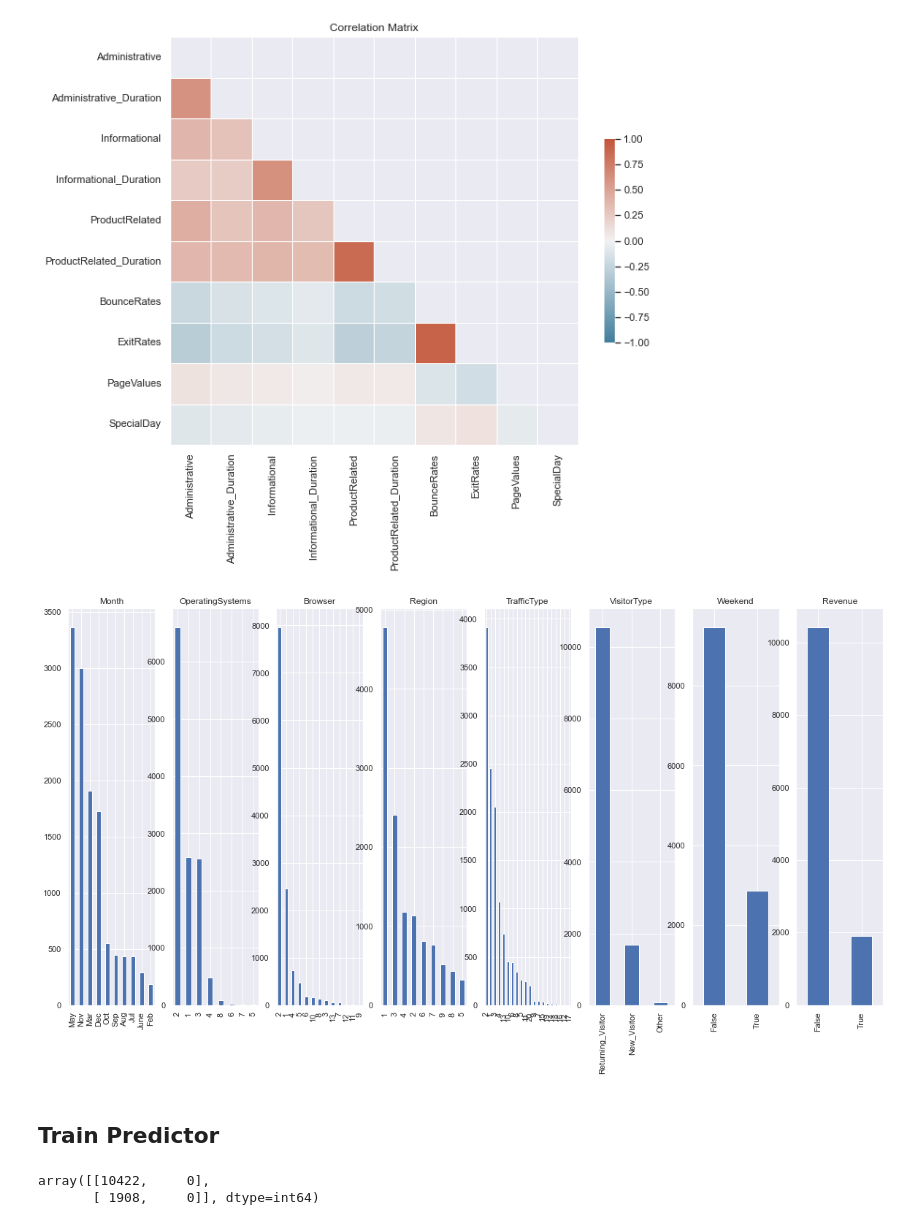
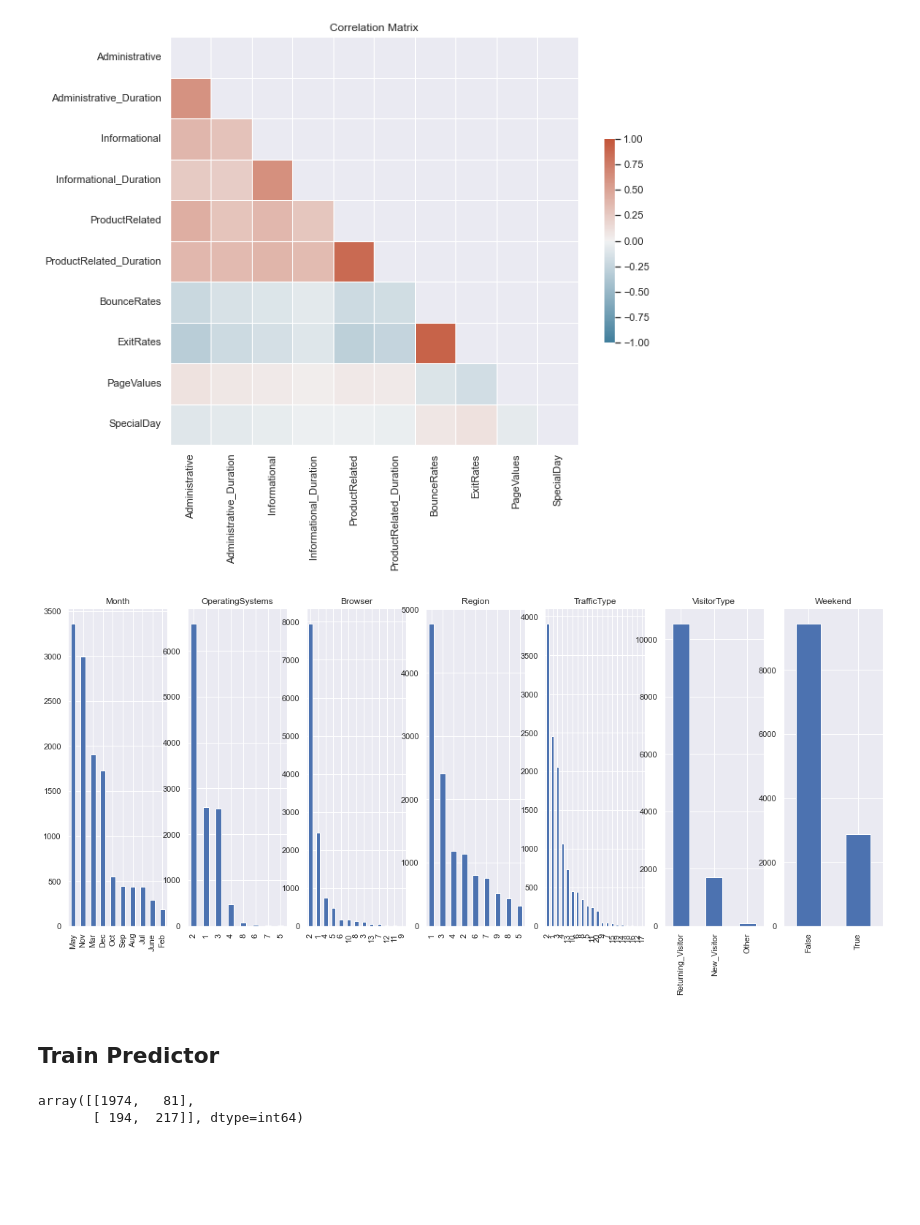
Before and after one commit to chow-vincent/aicadium-ml-project, a Jupyter notebook: aicadium-ml-project.ipynb, the cells around one changed output. Drawn from its saved outputs; the diff is of its cells as text; code cells hidden in the pictures; blank space fills up the shorter version.

Commit message:
Evaluate randomforest model

```diff
--- a/aicadium-ml-project.ipynb
+++ b/aicadium-ml-project.ipynb
@@ -17,15 +16,21 @@ sns.set_style("darkgrid")
 ## Get Acquainted with the Dataset
 # %%
 customer_data = pd.read_csv('coding_round_data.csv')
+customer_data['Revenue'] = customer_data['Revenue'].apply(lambda x: 1 if x else 0)
 # %%
 print(f'Number of Records: {len(customer_data)}')
 print(f'Number of Variables: {len(customer_data.keys())}')
 print(f'Any NaN values? {customer_data.isnull().values.any()}')
 
+# Explicitly define these variables to make sure functions below are taking in the right variables
+# (as opposed to doing position-based indexing, e.g. customer_data.iloc[:, 0:10])
+num_vars = ['Administrative', 'Administrative_Duration', 'Informational', 'Informational_Duration', 'ProductRelated', \
+            'ProductRelated_Duration', 'BounceRates', 'ExitRates', 'PageValues', 'SpecialDay']
+cat_vars = ['Month', 'OperatingSystems', 'Browser', 'Region', 'TrafficType', 'VisitorType', 'Weekend']
+
 customer_data.head()
-
-# The first 10 variables are numerical, while the last 8 are categorical {'Month', ..., 'Revenue'}.
-# The column 'Revenue' serve as our data labels.
+# The first 10 variables are numerical, while the last 8 are categorical: {'Month', ..., 'Revenue'}.
+# The column 'Revenue' contains our data labels.
 # %% [output]
 Number of Records: 12330
 Number of Variables: 18
@@ -82,16 +85,14 @@ plt.title('Correlation Matrix');
 # %% [output]
 [figure]
 # %%
+sns.set(rc = {'figure.figsize':(20,8)})
 # Plot histograms of the categorical variables
 
-cat_vars = customer_data.keys()[10:19]
 fig, ax = plt.subplots(1, len(cat_vars))
 for (i, var) in enumerate(customer_data[cat_vars]):
     customer_data[var].value_counts().plot(kind='bar', ax=ax[i]).set_title(var);
 
 # look into this link:
 # https://stats.stackexchange.com/questions/30406/how-to-assess-predictive-power-of-set-of-categorical-predictors-of-a-binary-outc
 # %% [output]
-[figure, old version]
+[figure, new version]
-# %% [markdown]
-## Train Predictor
@@ -97,0 +104,2 @@ for (i, var) in enumerate(customer_data[cat_vars]):
+# %% [markdown]
+## Train Predictor
@@ -98,10 +115,9 @@ for (i, var) in enumerate(customer_data[cat_vars]):
 # %%
-clf = RandomForestClassifier(max_depth=2, random_state=0)
-clf.fit(customer_data.iloc[:, 0:10], customer_data.iloc[:, 17])
+clf = RandomForestClassifier(random_state=0)
+clf.fit(X_train, y_train)
 
-from sklearn.metrics import confusion_matrix
-
-confusion_matrix(customer_data.iloc[:, 17], clf.predict(customer_data.iloc[:, 0:10]))
+y_test_probs = clf.predict_proba(X_test)[:, 1] # probability of the positive class (should match clf.classes_)
+confusion_matrix(y_test, clf.predict(X_test))
 # %% [output]
-array([[10422,     0],
-       [ 1908,     0]], dtype=int64)
+array([[1974,   81],
+       [ 194,  217]], dtype=int64)
```
Also changed, not shown: parts of 8 cells of this notebook.
